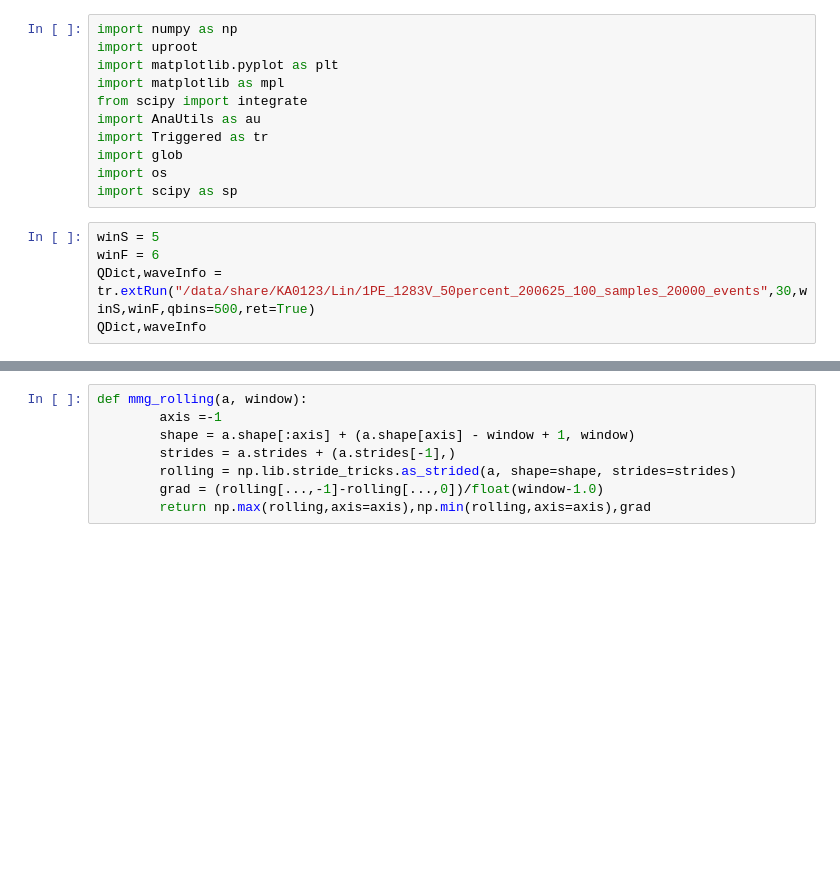
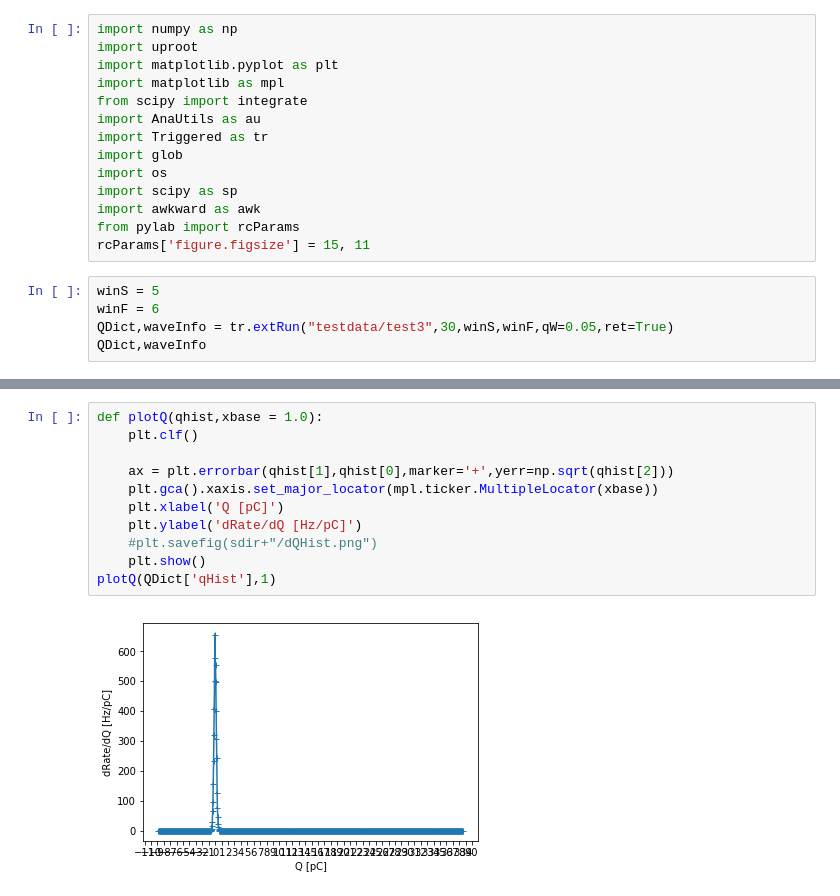
Before and after one commit to PenningLab/DDC10Ana, a Jupyter notebook: LoGTest.ipynb, the cells around one changed output, grey strips where cells are left out. Drawn from its saved outputs; the diff is of its cells as text; blank space fills up the shorter version.

```diff
--- a/LoGTest.ipynb
+++ b/LoGTest.ipynb
@@ -9,9 +9,12 @@ import Triggered as tr
 import glob
 import os
 import scipy as sp
+import awkward as awk
+from pylab import rcParams
+rcParams['figure.figsize'] = 15, 11
 # %%
 winS = 5
 winF = 6
-QDict,waveInfo = tr.extRun("/data/share/KA0123/Lin/1PE_1283V_50percent_200625_100_samples_20000_events",30,winS,winF,qbins=500,ret=True)
+QDict,waveInfo = tr.extRun("testdata/test3",30,winS,winF,qW=0.05,ret=True)
 QDict,waveInfo
 # %% [output]
@@ -93,8 +40,13 @@ plt.grid()
-# %%
-def mmg_rolling(a, window):
-        axis =-1
-        shape = a.shape[:axis] + (a.shape[axis] - window + 1, window)
-        strides = a.strides + (a.strides[-1],)
-        rolling = np.lib.stride_tricks.as_strided(a, shape=shape, strides=strides)
-        grad = (rolling[...,-1]-rolling[...,0])/float(window-1.0)
-        return np.max(rolling,axis=axis),np.min(rolling,axis=axis),grad
+# %%
+def plotQ(qhist,xbase = 1.0):
+    plt.clf()
+
+    ax = plt.errorbar(qhist[1],qhist[0],marker='+',yerr=np.sqrt(qhist[2]))
+    plt.gca().xaxis.set_major_locator(mpl.ticker.MultipleLocator(xbase))
+    plt.xlabel('Q [pC]')
+    plt.ylabel('dRate/dQ [Hz/pC]')
+    #plt.savefig(sdir+"/dQHist.png")
+    plt.show()
+plotQ(QDict['qHist'],1)
+# %% [output]
+[figure, added]
```
Also changed, not shown: parts of 24 cells of this notebook, 2 other files.
